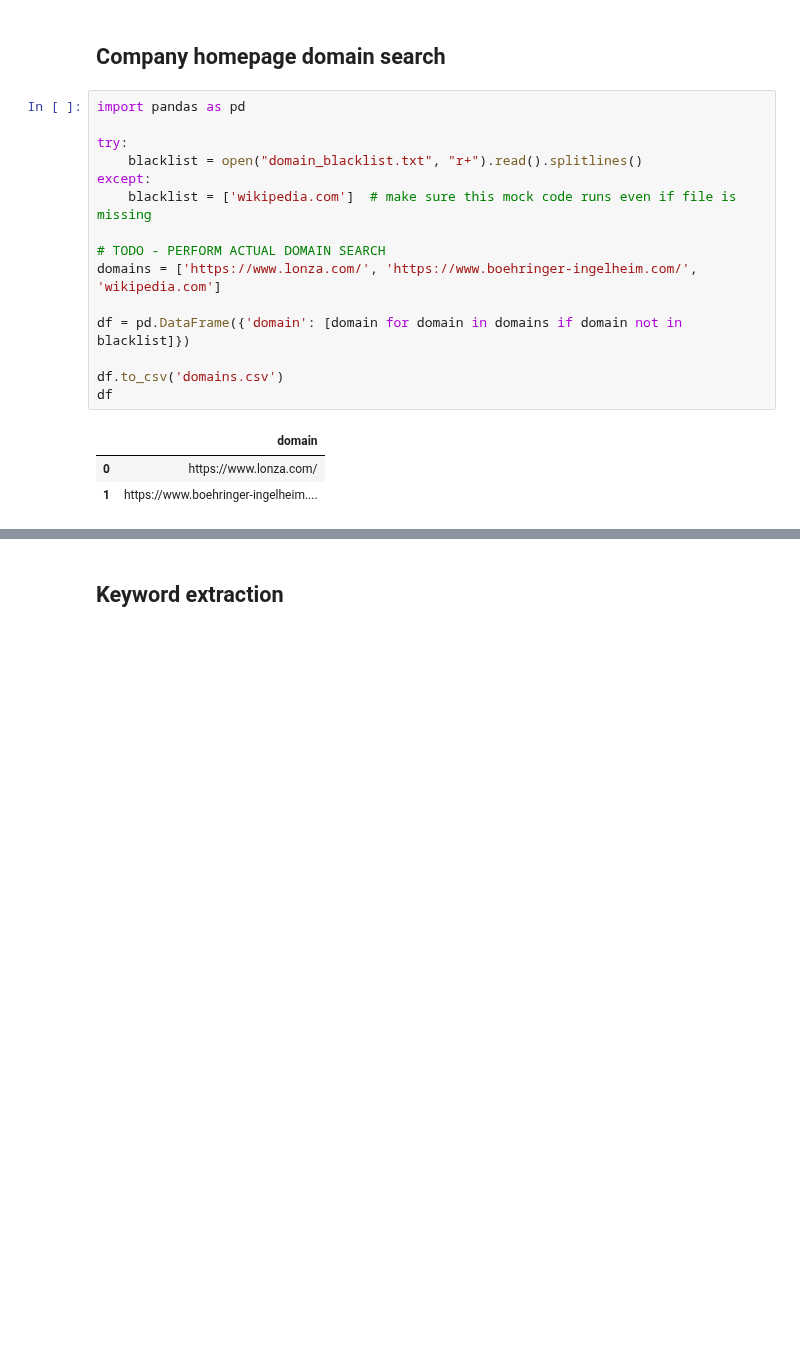
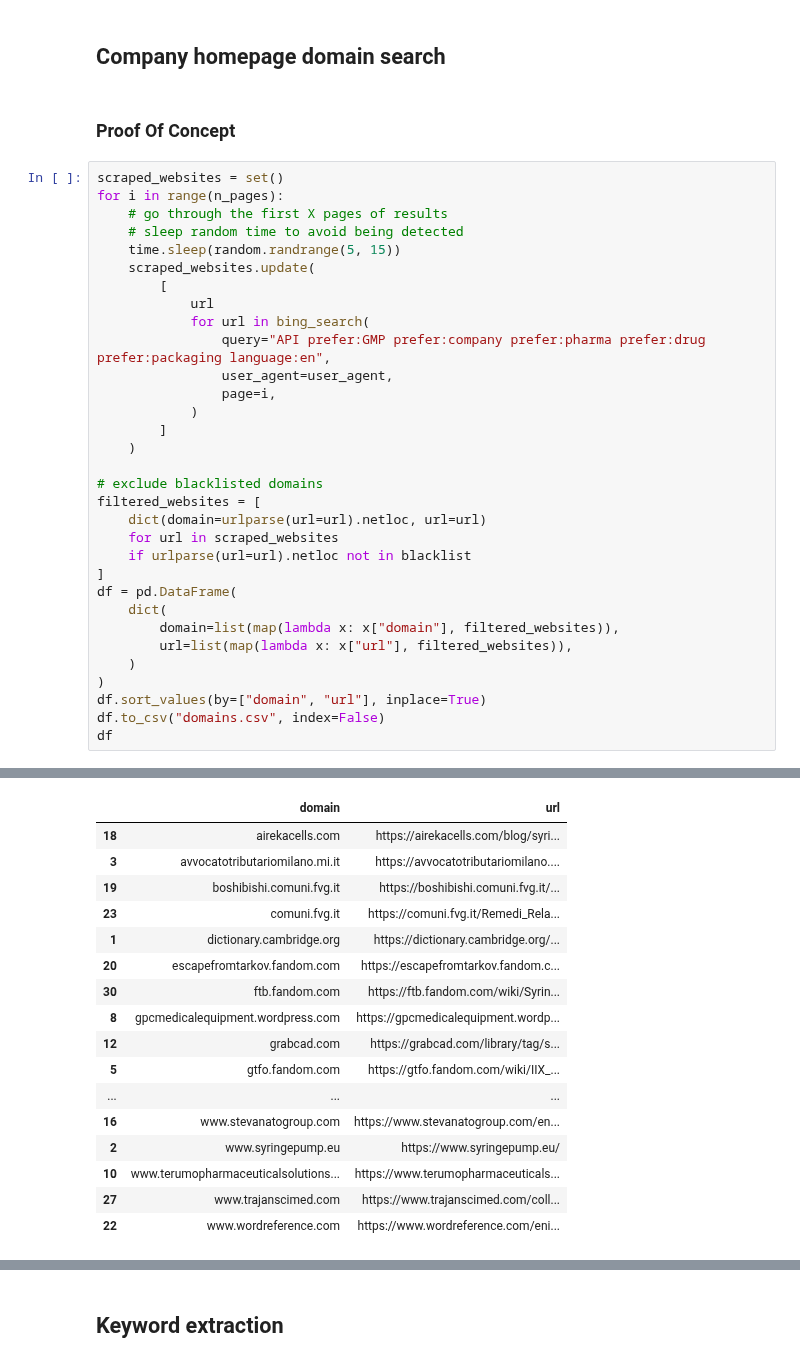
Before and after one commit to xsolinsx/dsp-novartis-pharma-datahack-2022, a Jupyter notebook: MarketResearch.ipynb, the cells around one changed output, grey strips where cells are left out. Drawn from its saved outputs; the diff is of its cells as text; blank space fills up the shorter version.

Commit message:
first scraping code and results

```diff
--- a/MarketResearch.ipynb
+++ b/MarketResearch.ipynb
@@ -3,21 +98,37 @@
 # %% [markdown]
 ## Company homepage domain search
-# %%
-import pandas as pd
-
-try:
-    blacklist = open("domain_blacklist.txt", "r+").read().splitlines()
-except:
-    blacklist = ['wikipedia.com']  # make sure this mock code runs even if file is missing
-
-# TODO - PERFORM ACTUAL DOMAIN SEARCH
-domains = ['https://www.lonza.com/', 'https://www.boehringer-ingelheim.com/', 'wikipedia.com']
-
-df = pd.DataFrame({'domain': [domain for domain in domains if domain not in blacklist]})
-
-df.to_csv('domains.csv')
-df
-# %% [output]
-|  | domain |
-| 0 | https://www.lonza.com/ |
-| 1 | https://www.boehringer-ingelheim.... |
+# %% [markdown]
+### Proof Of Concept
+# %%
+scraped_websites = set()
+for i in range(n_pages):
+    # go through the first X pages of results
+    # sleep random time to avoid being detected
+    time.sleep(random.randrange(5, 15))
+    scraped_websites.update(
+        [
+            url
+            for url in bing_search(
+                query="API prefer:GMP prefer:company prefer:pharma prefer:drug prefer:packaging language:en",
+                user_agent=user_agent,
+                page=i,
+            )
+        ]
+    )
+
+# exclude blacklisted domains
+filtered_websites = [
+    dict(domain=urlparse(url=url).netloc, url=url)
+    for url in scraped_websites
+    if urlparse(url=url).netloc not in blacklist
+]
+df = pd.DataFrame(
+    dict(
+        domain=list(map(lambda x: x["domain"], filtered_websites)),
+        url=list(map(lambda x: x["url"], filtered_websites)),
+    )
+)
+df.sort_values(by=["domain", "url"], inplace=True)
+df.to_csv("domains.csv", index=False)
+df
+# %% [output]
@@ -23,0 +145,17 @@ df
+|  | domain | url |
+| 18 | airekacells.com | https://airekacells.com/blog/syri... |
+| 3 | avvocatotributariomilano.mi.it | https://avvocatotributariomilano.... |
+| 19 | boshibishi.comuni.fvg.it | https://boshibishi.comuni.fvg.it/... |
+| 23 | comuni.fvg.it | https://comuni.fvg.it/Remedi_Rela... |
+| 1 | dictionary.cambridge.org | https://dictionary.cambridge.org/... |
+| 20 | escapefromtarkov.fandom.com | https://escapefromtarkov.fandom.c... |
+| 30 | ftb.fandom.com | https://ftb.fandom.com/wiki/Syrin... |
+| 8 | gpcmedicalequipment.wordpress.com | https://gpcmedicalequipment.wordp... |
+| 12 | grabcad.com | https://grabcad.com/library/tag/s... |
+| 5 | gtfo.fandom.com | https://gtfo.fandom.com/wiki/IIX_... |
+| ... | ... | ... |
+| 16 | www.stevanatogroup.com | https://www.stevanatogroup.com/en... |
+| 2 | www.syringepump.eu | https://www.syringepump.eu/ |
+| 10 | www.terumopharmaceuticalsolutions... | https://www.terumopharmaceuticals... |
+| 27 | www.trajanscimed.com | https://www.trajanscimed.com/coll... |
+| 22 | www.wordreference.com | https://www.wordreference.com/eni... |
```
Also changed, not shown: parts of 12 cells of this notebook, 4 other files.
